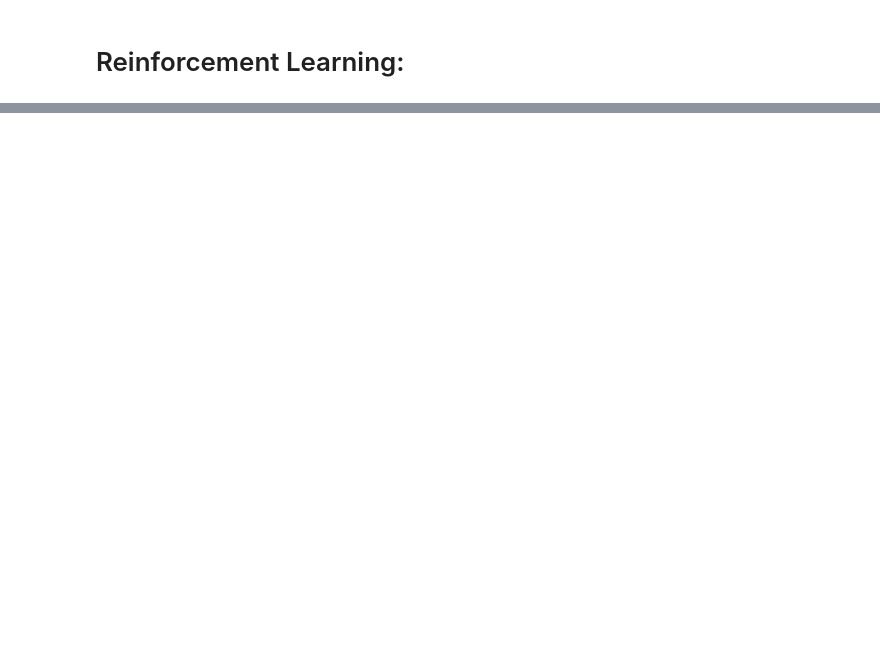
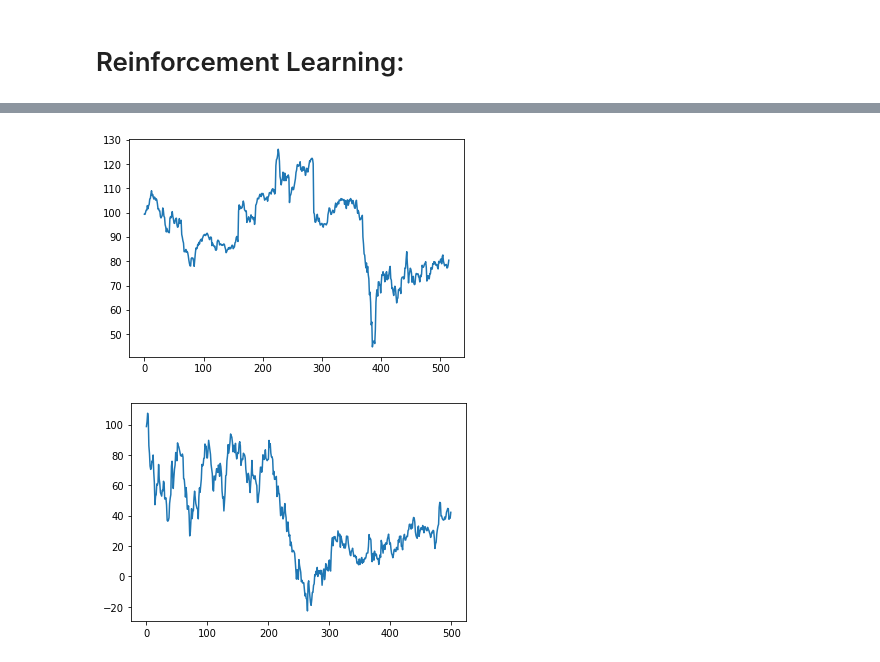
Before and after one commit to venkat2ram/Keras-and-Tensorflow, a Jupyter notebook: Gold_price_Tme_Series.ipynb, the cells around one changed output, grey strips where cells are left out. Saved outputs shown, nothing was run; the diff lists cells and outputs as text; code cells hidden in the pictures; blank space fills up the shorter version.

```diff
--- a/Gold_price_Tme_Series.ipynb
+++ b/Gold_price_Tme_Series.ipynb
@@ -140,11 +143,11 @@ initial_data=data_np[9700-window_size-1:9700,1]
 # %%
 initial_data=data_np[9700-window_size-1:9700,1]
 rein_data=initial_data
-pred_rein=np.zeros(3100,dtype=float)
-for i in range(0,3100):
-  rein_forecast=model_forecast(model,rein_data,window_size)
+pred_rein=np.zeros(500,dtype=float)
+for i in range(0,500):
+  rein_forecast=model_forecast(model,rein_data[:-1],window_size)
   rein_data=np.append(rein_data[1:],rein_forecast)
   input_rein=window_dataset(rein_data,window_size,batch_size=1,shuffle_buffer=1)
-  model.fit(input_rein,epochs=10,validation_data=valid_data)
-  pred_rein[i]=rein_forecast[1]
+  model.fit(input_rein,epochs=3,validation_data=valid_data)
+  pred_rein[i]=rein_forecast
 # %% [output]
@@ -173,6 +191,9 @@ rein_forecast.size
 # %%
 plt.clf()
 plt.plot(data_np[9700:-1,1])
 plt.show()
-plt.plot(pred_rein)
+plt.plot(pred_rein[:])
 plt.show()
+# %% [output]
+[figure, added]
+[figure, added]
```
Also changed, not shown: parts of 21 cells of this notebook.
